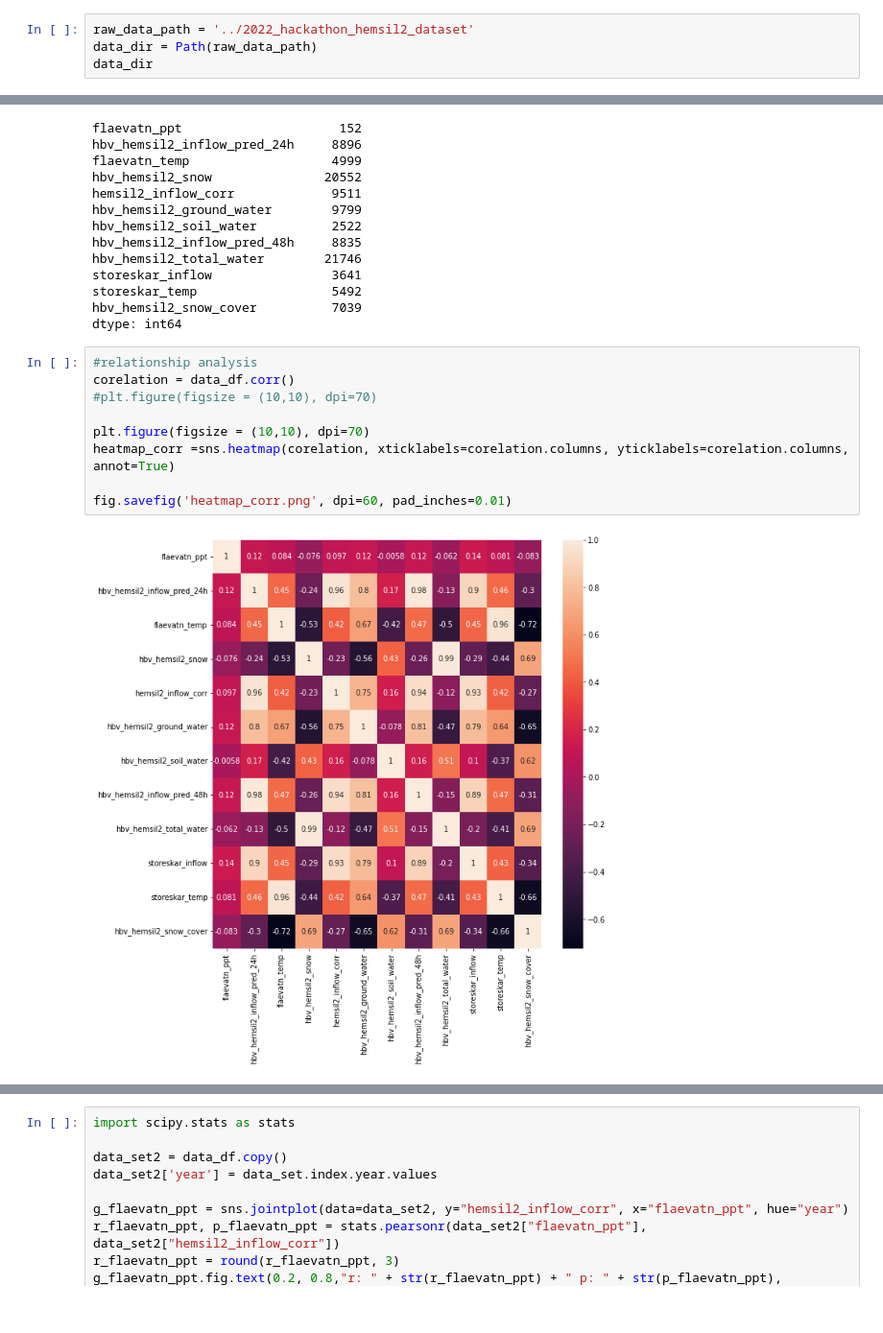
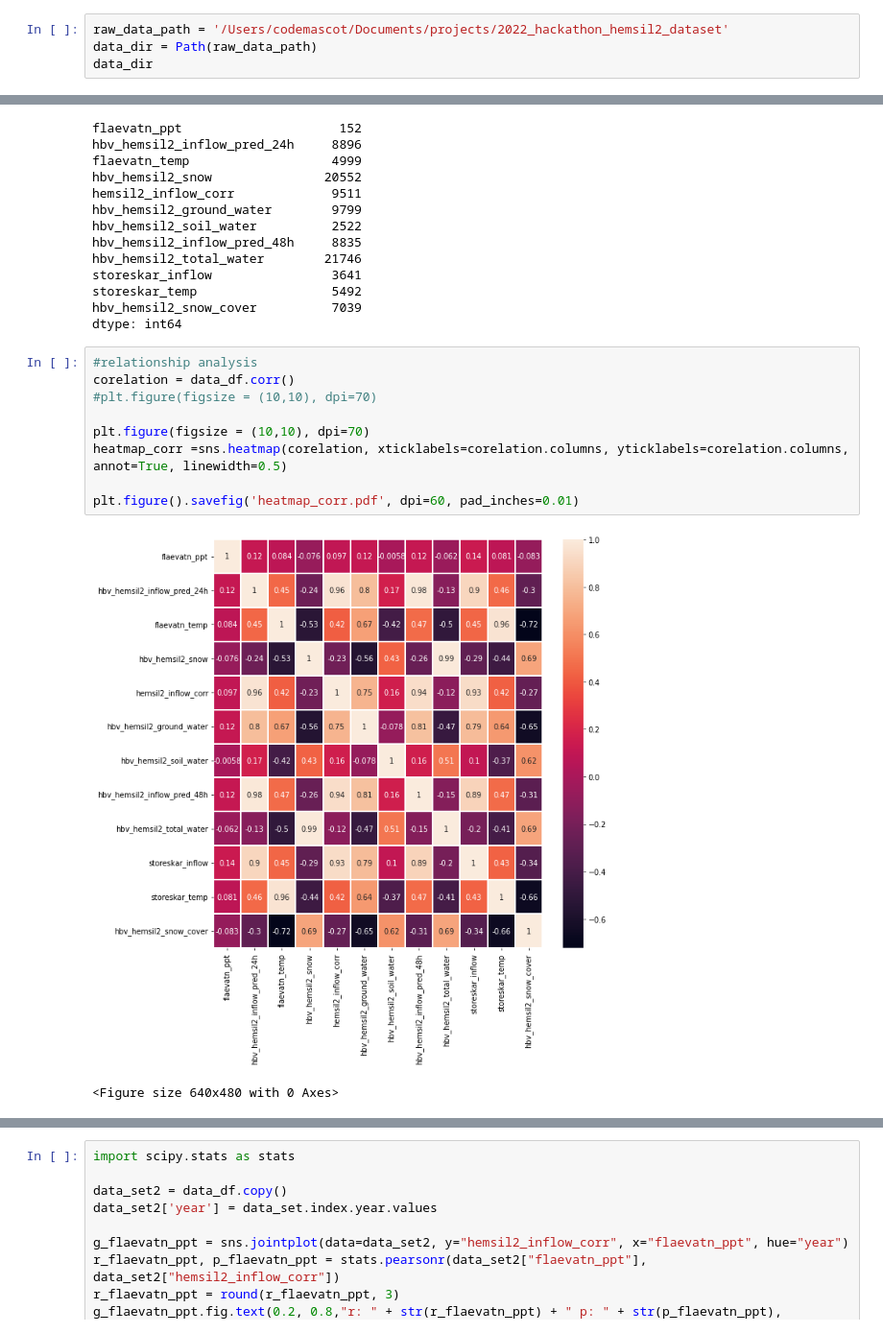
Before and after one commit to krisbrud/norwai-innovate-hackathon-2022, a Jupyter notebook: hackathon.ipynb, the cells around one changed output, grey strips where cells are left out. Shown at 96% size. Drawn from its saved outputs; the diff is of its cells as text.

Commit message:
Exported the plot of heatmap_corr

```diff
--- a/hackathon.ipynb
+++ b/hackathon.ipynb
@@ -20,7 +25,7 @@ from sklearn.pipeline import make_pipeline
 ## Data path
 **Note:** Modify the raw data path if you opt for not following the suggested placement
 # %%
-raw_data_path = '../2022_hackathon_hemsil2_dataset'
+raw_data_path = '/Users/codemascot/Documents/projects/2022_hackathon_hemsil2_dataset'
 data_dir = Path(raw_data_path)
 data_dir
 # %% [output]
@@ -268,12 +273,13 @@ dtype: int64
 # %%
 #relationship analysis
 corelation = data_df.corr()
 #plt.figure(figsize = (10,10), dpi=70)
 
 plt.figure(figsize = (10,10), dpi=70)
-heatmap_corr =sns.heatmap(corelation, xticklabels=corelation.columns, yticklabels=corelation.columns, annot=True)
+heatmap_corr =sns.heatmap(corelation, xticklabels=corelation.columns, yticklabels=corelation.columns, annot=True, linewidth=0.5)
 
-fig.savefig('heatmap_corr.png', dpi=60, pad_inches=0.01)
+plt.figure().savefig('heatmap_corr.pdf', dpi=60, pad_inches=0.01)
 # %% [output]
-[figure, old version]
+[figure, new version]
+<Figure size 640x480 with 0 Axes>
 # %%
```
Also changed, not shown: parts of 5 cells of this notebook, 3 other files.
